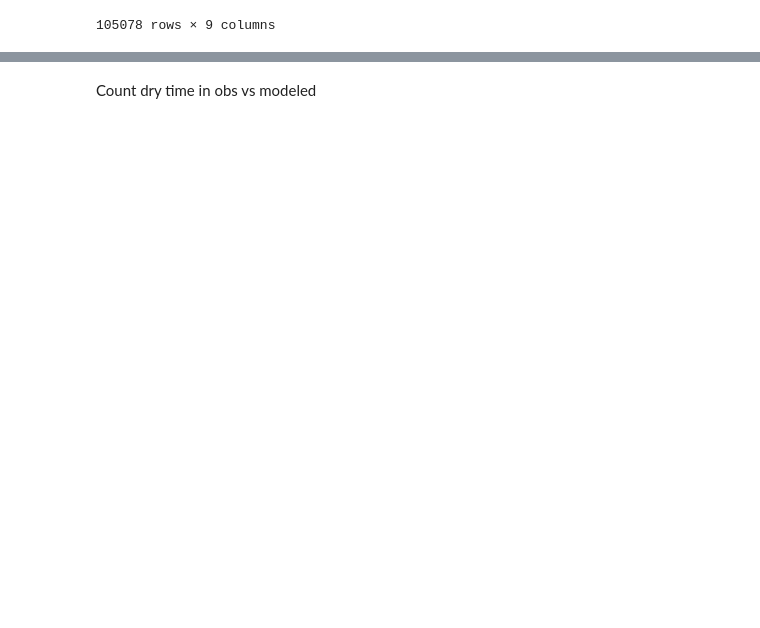
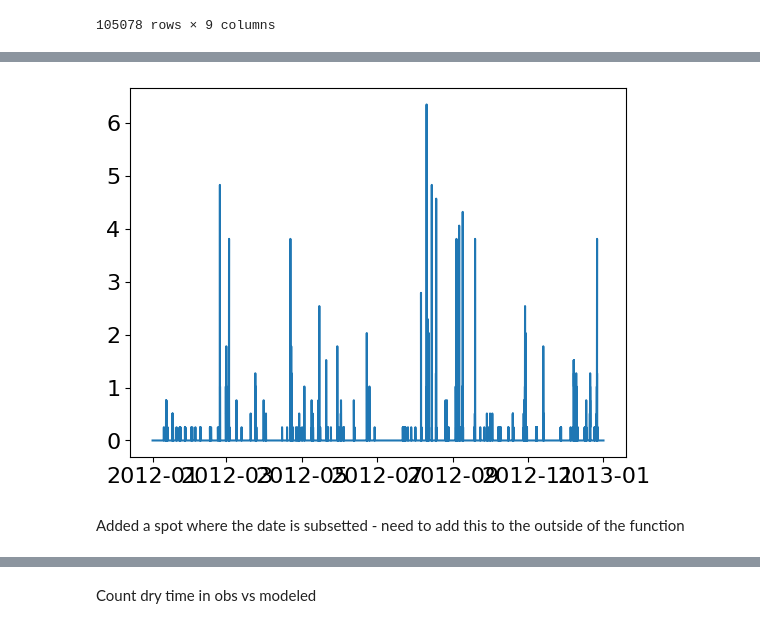
Before and after one commit to AustinFarnum/ClimateChangePrecipitationProjection, a Jupyter notebook: IDF Curves v2.ipynb, the cells around one changed output, grey strips where cells are left out. Saved outputs shown, nothing was run; the diff lists cells and outputs as text; code cells hidden in the pictures; blank space fills up the shorter version.

```diff
--- a/IDF Curves v2.ipynb
+++ b/IDF Curves v2.ipynb
@@ -12,20 +12,6 @@ import ipywidgets as widgets
 # %% [markdown]
 Define Functions
 # %%
-def read_csv(filename):
-    '''Read in data from csv, assign headers, set datatypes, perform unit conversions if necessary, and find time step for
-       the dataset in minutes.'''
-# read data from csv
-    headers = ['datetime', 'pr']
-    dtypes = {'col1': 'str', 'col2': 'float'}
-    date_cols = ['datetime']
-    storms_data = pd.read_csv(filename, dtype = dtypes, header=None, names = headers, parse_dates = date_cols)
-
-    # perform unit conversions
-    storms_data.loc[ : , 'pr'] = storms_data.loc[ : , 'pr']
-
-    return storms_data
-
 def read_netcdf4(filename):
     '''Read in data from netcdf4, assign headers, set datatypes, perform unit conversions if necessary'''
     # read in netcdf4 data to xarray
@@ -602,0 +691,19 @@ plt.show
+# %%
+data_2012 = read_csv('2012_historical.csv')
+x1 = data_2012.datetime
+y1 = data_2012.pr[:]
+
+# x2 = x1
+# y2 = projected_by_intensity.pr_hourly[:]
+
+# # plt.xticks([])
+# plt.xlim()
+
+plt.plot(x1, y1)
+# plt.legend(['pr', 'pr_hourly'])
+
+plt.show
+print(data_2012.size)
+print(data_2012.head())
+print(data_2012.tail())
+# %% [output]
@@ -602,0 +723,3 @@ plt.show
+[figure, added]
+# %% [markdown]
+Added a spot where the date is subsetted - need to add this to the outside of the function
```
Also changed, not shown: parts of 27 cells of this notebook.
